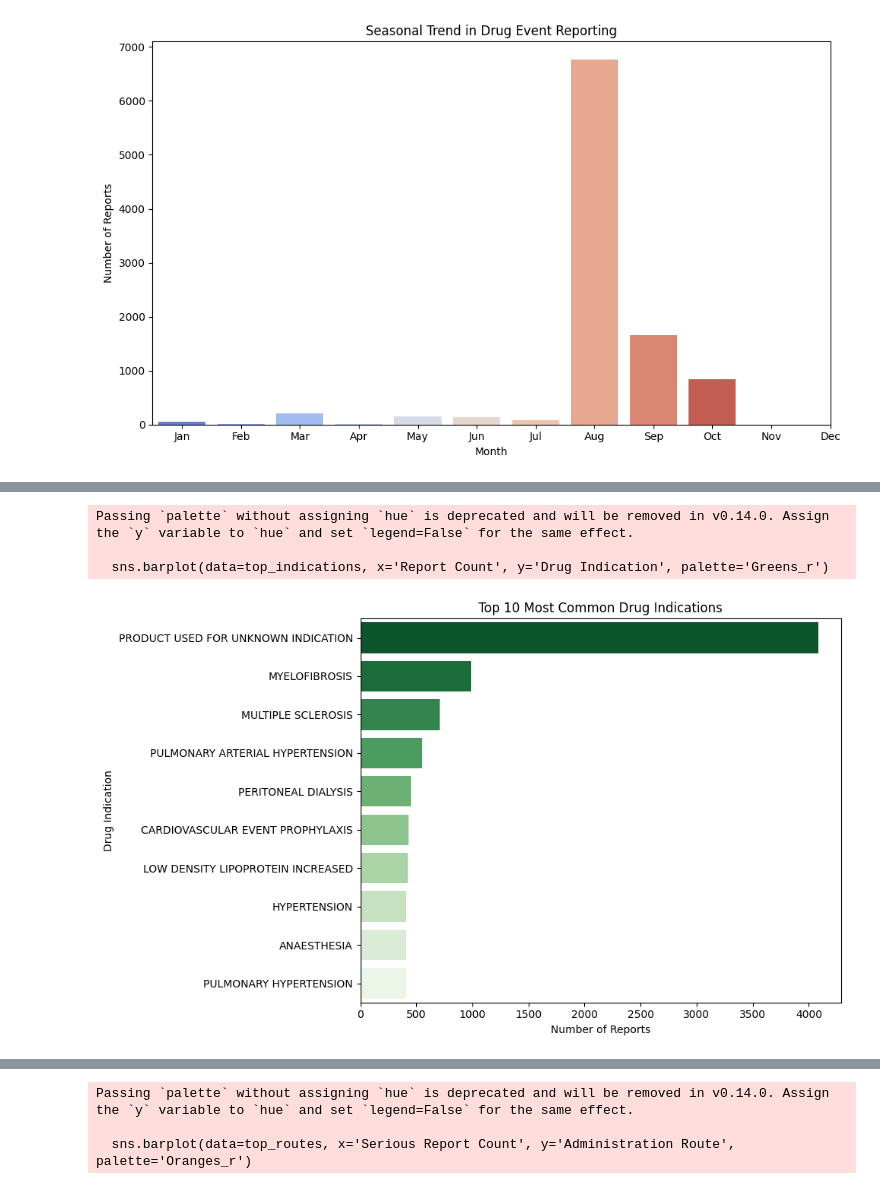
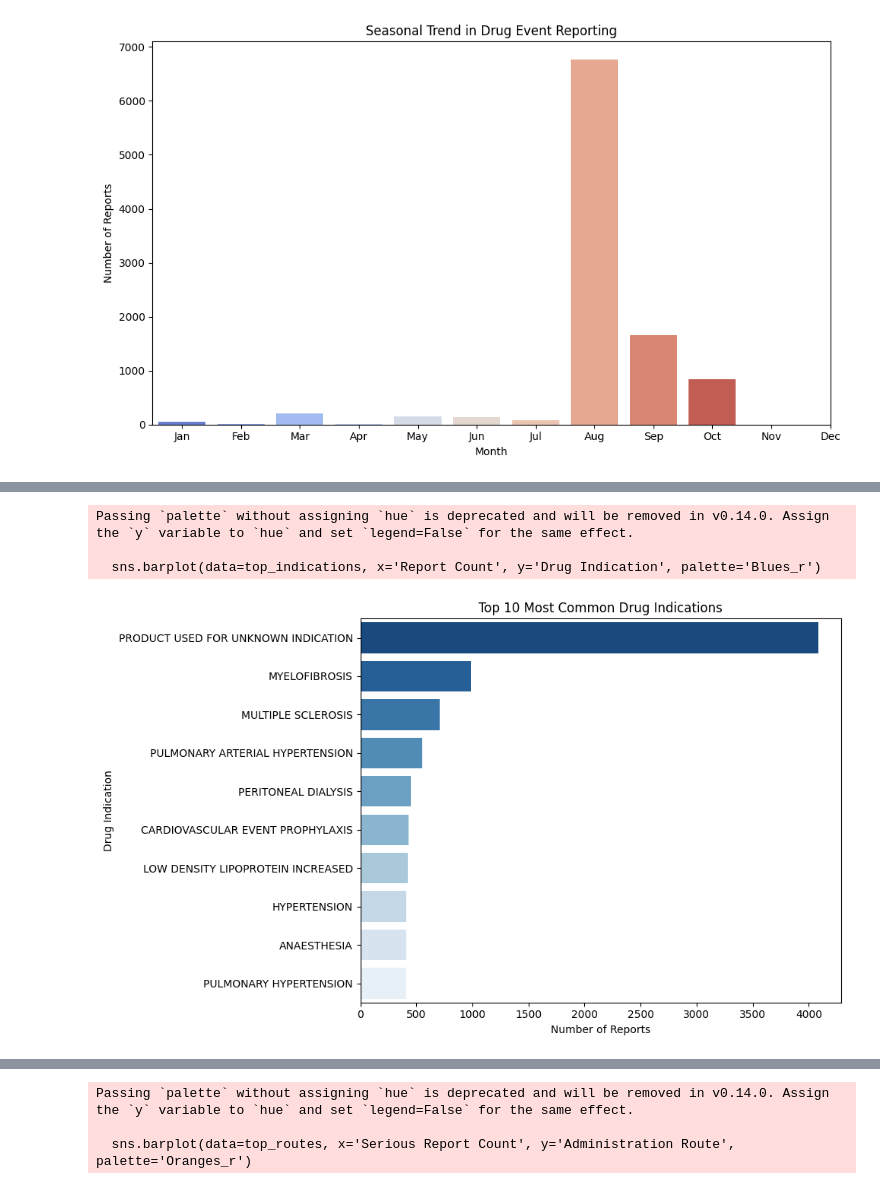
Before and after one commit to ShikhaYadav123/Pharmacovigilance-EDA-Analyzing-Adverse-Drug-Reactions-from-the-OpenFDA-Dataset, a Jupyter notebook: openfda_eda.ipynb, the cells around one changed output, grey strips where cells are left out. Cells and saved outputs as stored; diff of their text form; code cells hidden in the pictures.

```diff
--- a/openfda_eda.ipynb
+++ b/openfda_eda.ipynb
@@ -502,19 +608,19 @@ Name: count, Length: 5236, dtype: int64
 # %%
 # Count the top 10 most common drug indications
 top_indications = df_drugs['drug_indication'].value_counts().head(10).reset_index()
 top_indications.columns = ['Drug Indication', 'Report Count']
 
 # Plotting
 plt.figure(figsize=(10,6))
-sns.barplot(data=top_indications, x='Report Count', y='Drug Indication', palette='Greens_r')
+sns.barplot(data=top_indications, x='Report Count', y='Drug Indication', palette='Blues_r')
 plt.title('Top 10 Most Common Drug Indications')
 plt.xlabel('Number of Reports')
 plt.ylabel('Drug Indication')
 plt.tight_layout()
 plt.show()
 # %% [output]
 Passing `palette` without assigning `hue` is deprecated and will be removed in v0.14.0. Assign the `y` variable to `hue` and set `legend=False` for the same effect.
 
-  sns.barplot(data=top_indications, x='Report Count', y='Drug Indication', palette='Greens_r')
+  sns.barplot(data=top_indications, x='Report Count', y='Drug Indication', palette='Blues_r')
-[figure, old version]
+[figure, new version]
 # %% [markdown]
```
Also changed, not shown: parts of 32 cells of this notebook.
